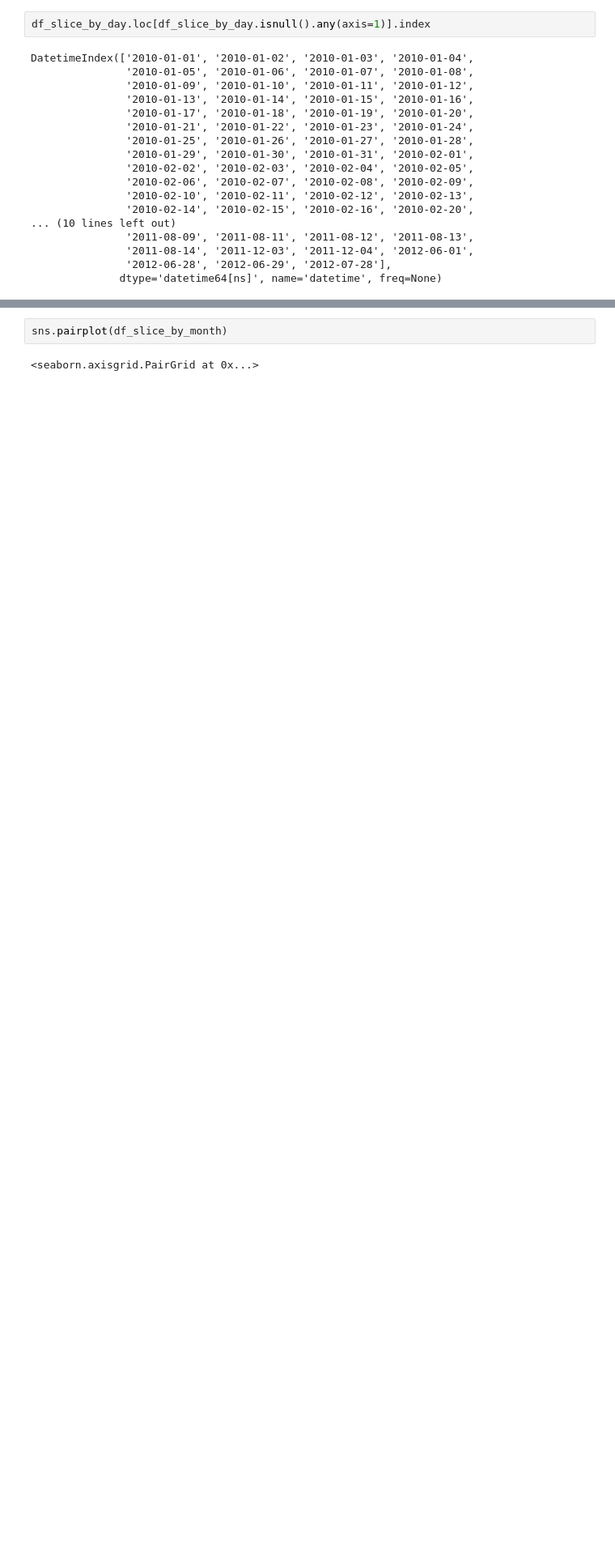
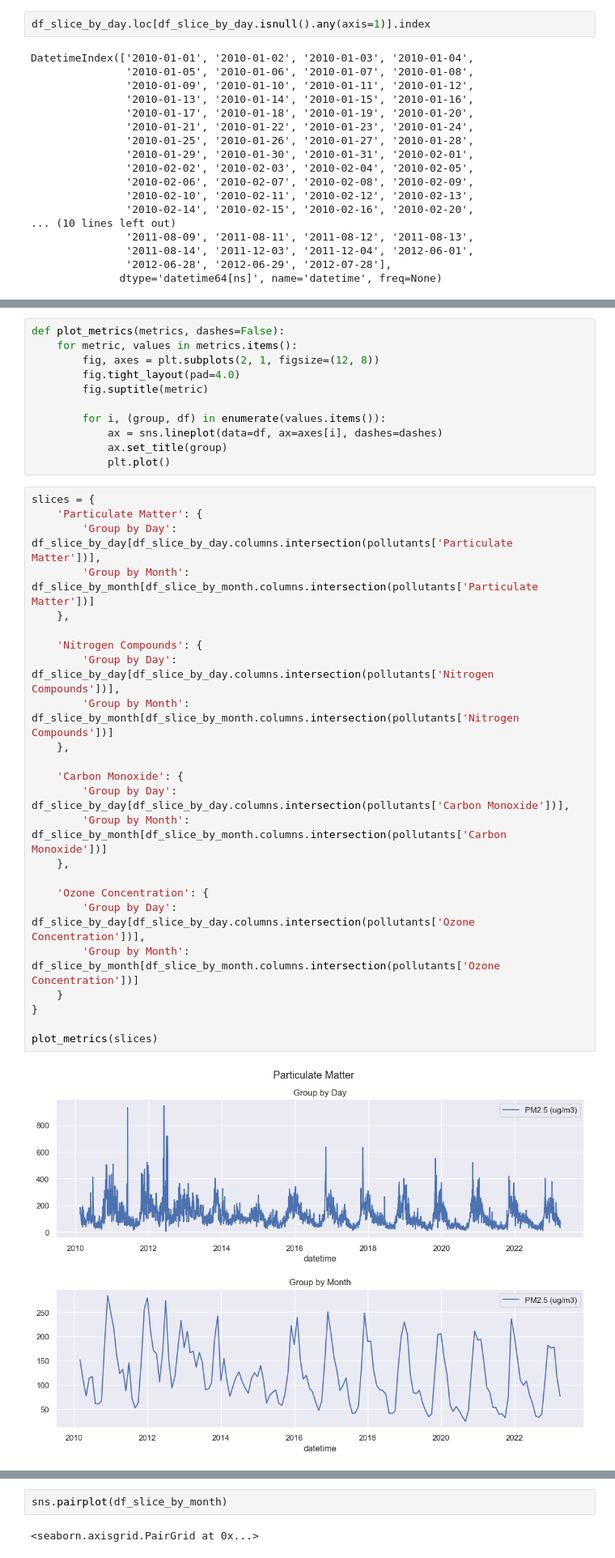
Before and after one commit to sotostzam/india-air-quality-analysis, a Jupyter notebook: main.ipynb, the cells around one changed output, grey strips where cells are left out. Shown at 81% size. Drawn from its saved outputs; the diff is of its cells as text; blank space fills up the shorter version.

```diff
--- a/main.ipynb
+++ b/main.ipynb
@@ -445,0 +431,37 @@ plt.show()
+# %%
+def plot_metrics(metrics, dashes=False):
+    for metric, values in metrics.items():
+        fig, axes = plt.subplots(2, 1, figsize=(12, 8))
+        fig.tight_layout(pad=4.0)
+        fig.suptitle(metric)
+
+        for i, (group, df) in enumerate(values.items()):
+            ax = sns.lineplot(data=df, ax=axes[i], dashes=dashes)
+            ax.set_title(group)
+            plt.plot()
+# %%
+slices = {
+    'Particulate Matter': {
+        'Group by Day':   df_slice_by_day[df_slice_by_day.columns.intersection(pollutants['Particulate Matter'])],
+        'Group by Month': df_slice_by_month[df_slice_by_month.columns.intersection(pollutants['Particulate Matter'])]
+    },
+
+    'Nitrogen Compounds': {
+        'Group by Day':   df_slice_by_day[df_slice_by_day.columns.intersection(pollutants['Nitrogen Compounds'])],
+        'Group by Month': df_slice_by_month[df_slice_by_month.columns.intersection(pollutants['Nitrogen Compounds'])]
+    },
+
+    'Carbon Monoxide': {
+        'Group by Day':   df_slice_by_day[df_slice_by_day.columns.intersection(pollutants['Carbon Monoxide'])],
+        'Group by Month': df_slice_by_month[df_slice_by_month.columns.intersection(pollutants['Carbon Monoxide'])]
+    },
+
+    'Ozone Concentration': {
+        'Group by Day':   df_slice_by_day[df_slice_by_day.columns.intersection(pollutants['Ozone Concentration'])],
+        'Group by Month': df_slice_by_month[df_slice_by_month.columns.intersection(pollutants['Ozone Concentration'])]
+    }
+}
+
+plot_metrics(slices)
+# %% [output]
+[figure, added]
```
Also changed, not shown: parts of 18 cells of this notebook.
